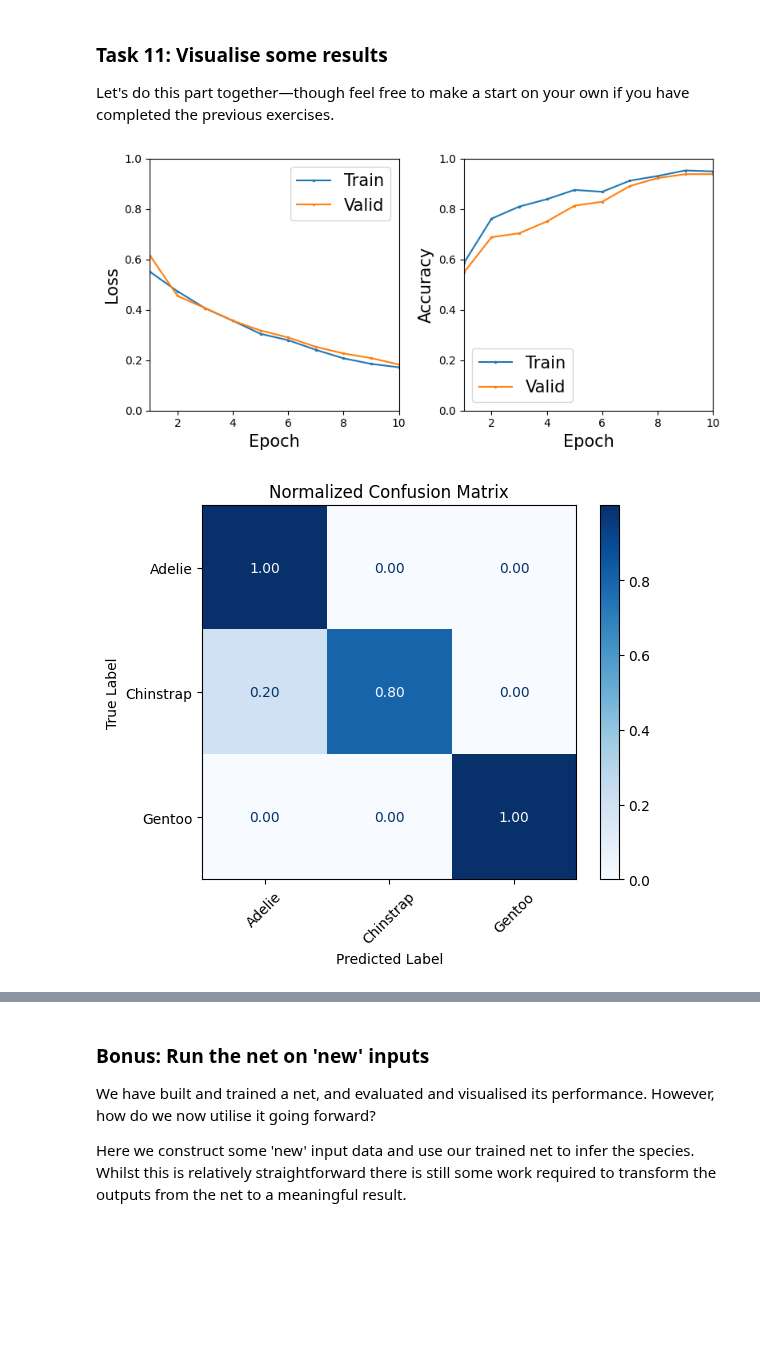
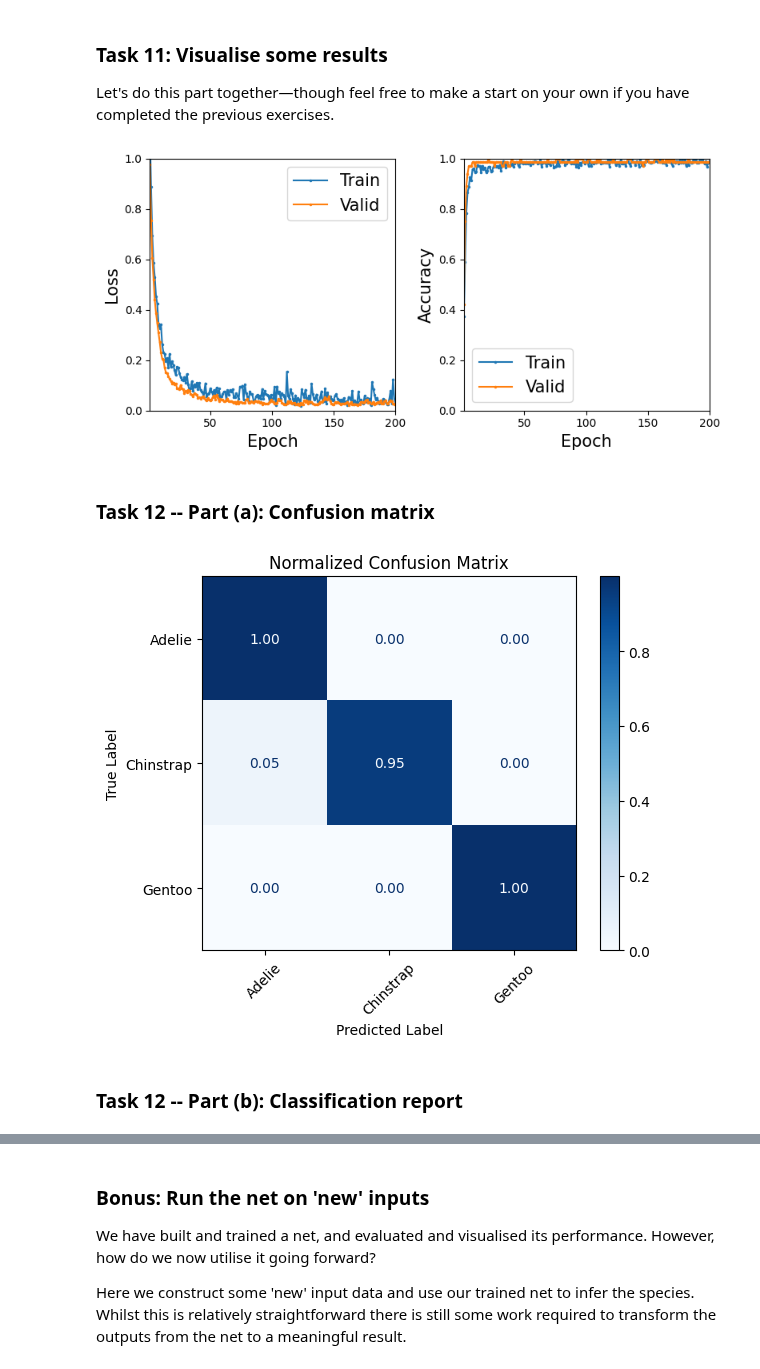
Before and after one commit to Cambridge-ICCS/practical-ml-with-pytorch, a Jupyter notebook: worked-solutions/01_penguin_classification_solutions.ipynb, the cells around one changed output, grey strips where cells are left out. Cells and saved outputs as stored; diff of their text form; code cells hidden in the pictures; blank space fills up the shorter version.

```diff
--- a/worked-solutions/01_penguin_classification_solutions.ipynb
+++ b/worked-solutions/01_penguin_classification_solutions.ipynb
@@ -409,7 +411,7 @@ def get_target_tfms() -> Compose:
     return Compose([lambda x: tensor(target_names.index(x[0]), dtype=long)])
 
 
-train_set = PenguinDataset(
+train_set_compose = PenguinDataset(
     input_keys=features,
     target_keys=["species"],
     train=True,
@@ -418,7 +420,7 @@ train_set = PenguinDataset(
 )
 
 
-valid_set = PenguinDataset(
+valid_set_compose = PenguinDataset(
     input_keys=features,
     target_keys=["species"],
     train=False,
@@ -427,7 +429,7 @@ valid_set = PenguinDataset(
 )
 
 
-for _, (input_feats, target) in zip(range(5), train_set):
+for _, (input_feats, target) in zip(range(5), train_set_compose):
     print(input_feats, target)
 # %% [output]
 tensor([  42.9000,   13.1000, 5000.0000,  215.0000,    0.0000]) tensor(2)
@@ -737,7 +945,7 @@ from time import perf_counter
 
 from pandas import DataFrame
 
-epochs = 10
+epochs = 200
 print_interval = 25
 
 
@@ -814,7 +1028,9 @@ for axis in axes.ravel():
 
 fig.tight_layout()
 # %% [output]
-[figure, old version]
+[figure, new version]
+# %% [markdown]
+### Task 12 -- Part (a): Confusion matrix
 # %%
 from sklearn.metrics import confusion_matrix, ConfusionMatrixDisplay
 import matplotlib.pyplot as plt
@@ -825,35 +1041,37 @@ class_names = sorted(data.species.unique())
 all_preds = []
 all_labels = []
 
 model.eval()
 with no_grad():
     for batch, label in valid_loader:
         preds = model(batch).softmax(dim=1)
         all_preds.append(preds.argmax(dim=1).numpy())
-        all_labels.append(label.argmax(dim=1).numpy())
+        all_labels.append(label.numpy())
 
 # concatenate all predictions and labels
 all_preds = np.concatenate(all_preds)
 all_labels = np.concatenate(all_labels)
 
 cm = confusion_matrix(all_labels, all_preds, labels=[0, 1, 2])
 cm_normalized = cm.astype("float") / (cm.sum(axis=1)[:, np.newaxis] + 1e-8)
 disp = ConfusionMatrixDisplay(
     confusion_matrix=cm_normalized, display_labels=class_names
 )
 
 # plotting
 fig, ax = plt.subplots(figsize=(6, 5))
 disp.plot(ax=ax, cmap="Blues", colorbar=True, values_format=".2f")
 disp.ax_.set_xlabel("Predicted Label")
 disp.ax_.set_ylabel("True Label")
 plt.xticks(rotation=45)
 plt.grid(False)  # cleaner plot
 plt.title("Normalized Confusion Matrix")
 plt.tight_layout()
 plt.show()
 # %% [output]
-[figure, old version]
+[figure, new version]
+# %% [markdown]
+### Task 12 -- Part (b): Classification report
 # %%
 from sklearn.metrics import classification_report
 import pandas as pd
```
Also changed, not shown: parts of 19 cells of this notebook, 2 other files.
